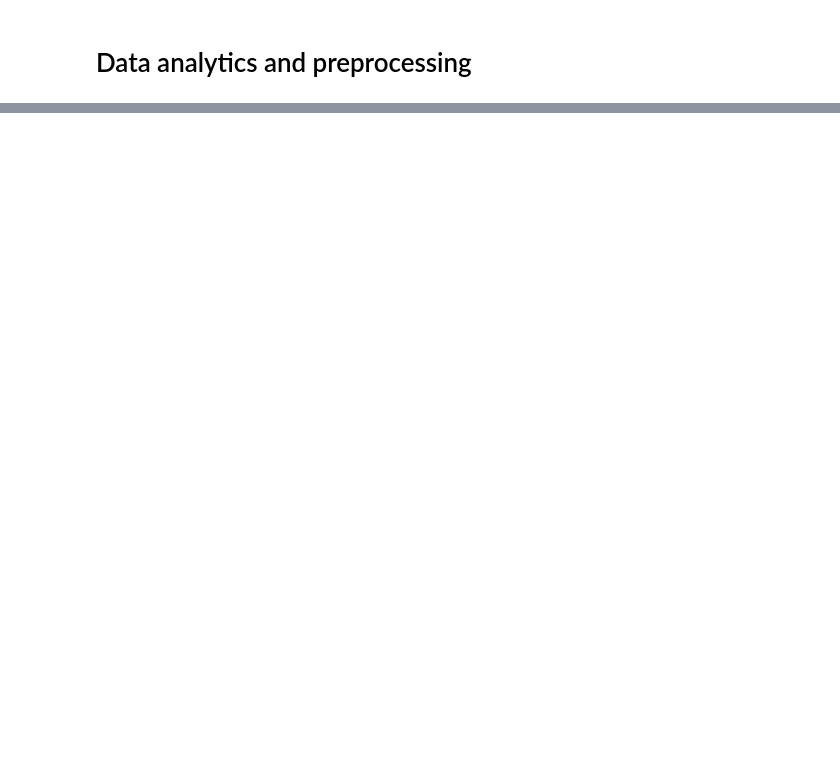
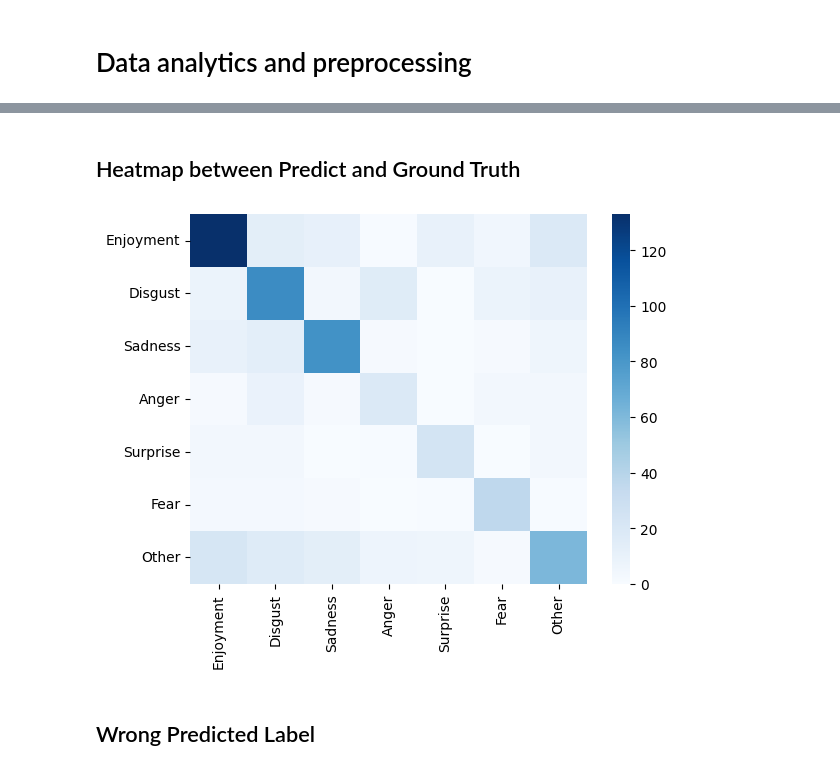
Before and after one commit to nthieu211/Vietnamese-Youtube-Comments-Sentiment, a Jupyter notebook: Model/Emotion-Classification-Model.ipynb, the cells around one changed output, grey strips where cells are left out. Drawn from its saved outputs; the diff is of its cells as text; code cells hidden in the pictures; blank space fills up the shorter version.

```diff
--- a/Model/Emotion-Classification-Model.ipynb
+++ b/Model/Emotion-Classification-Model.ipynb
@@ -205,5 +343,4 @@ def normalize_acronyms(text):
 # %%
 # Word segmentation & Tokenize
 def word_segmentation(line):
-    line = underthesea.word_tokenize(line, format="text")
-    return tokenizer.encode(line)
+    return underthesea.word_tokenize(line, format="text")
@@ -215,0 +645,37 @@ def remove_unnecessary_characters(text):
+# %%
+def test(data_loader, PATH):
+    model = torch.load(PATH)
+    texts = []
+    predicts = []
+    predict_probs = []
+    real_values = []
+
+    for data in data_loader:
+        text = data['text']
+        input_ids = data['input_ids'].to(device)
+        attention_mask = data['attention_masks'].to(device)
+        targets = data['targets'].to(device)
+
+        with torch.no_grad():
+            outputs = model(
+                input_ids=input_ids,
+                attention_mask=attention_mask
+            )
+
+        _, pred = torch.max(outputs, dim=1)
+        texts.extend(text)
+        predicts.extend(pred)
+        predict_probs.extend(outputs)
+        real_values.extend(targets)
+
+    predicts = torch.stack(predicts).cpu()
+    predict_probs = torch.stack(predict_probs).cpu()
+    real_values = torch.stack(real_values).cpu()
+
+    class_names = ['Enjoyment', 'Disgust', 'Sadness', 'Anger', 'Surprise', 'Fear', 'Other']
+    print(classification_report(real_values, predicts, target_names=class_names))
+    return real_values, predicts
+# %%
+test_dataset = SentimentDataset(test_df, tokenizer, max_len=MAX_LEN)
+test_loader = DataLoader(test_dataset, batch_size=BATCH_SIZE, shuffle=True, num_workers=2)
+real_values, predicts = test(test_loader, 'weights.pt')
@@ -215,0 +696,9 @@ def remove_unnecessary_characters(text):
+# %% [markdown]
+## Heatmap between Predict and Ground Truth
+# %%
+class_names = ['Enjoyment', 'Disgust', 'Sadness', 'Anger', 'Surprise', 'Fear', 'Other']
+sns.heatmap(confusion_matrix(real_values, predicts), annot=False, cmap="Blues", xticklabels = class_names, yticklabels = class_names);
+# %% [output]
+[figure, added]
+# %% [markdown]
+## Wrong Predicted Label
```
Also changed, not shown: parts of 38 cells of this notebook, 3 other files.
